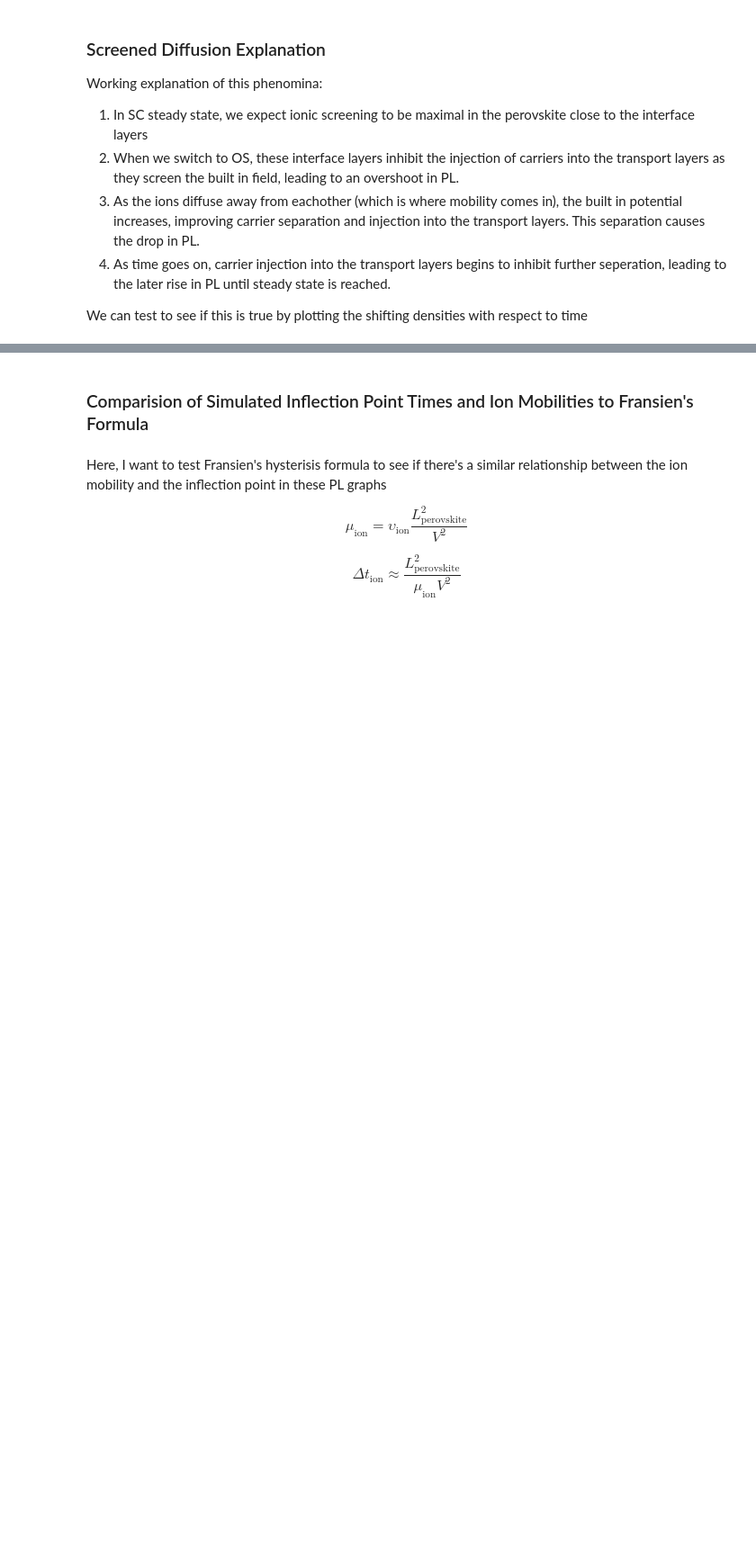
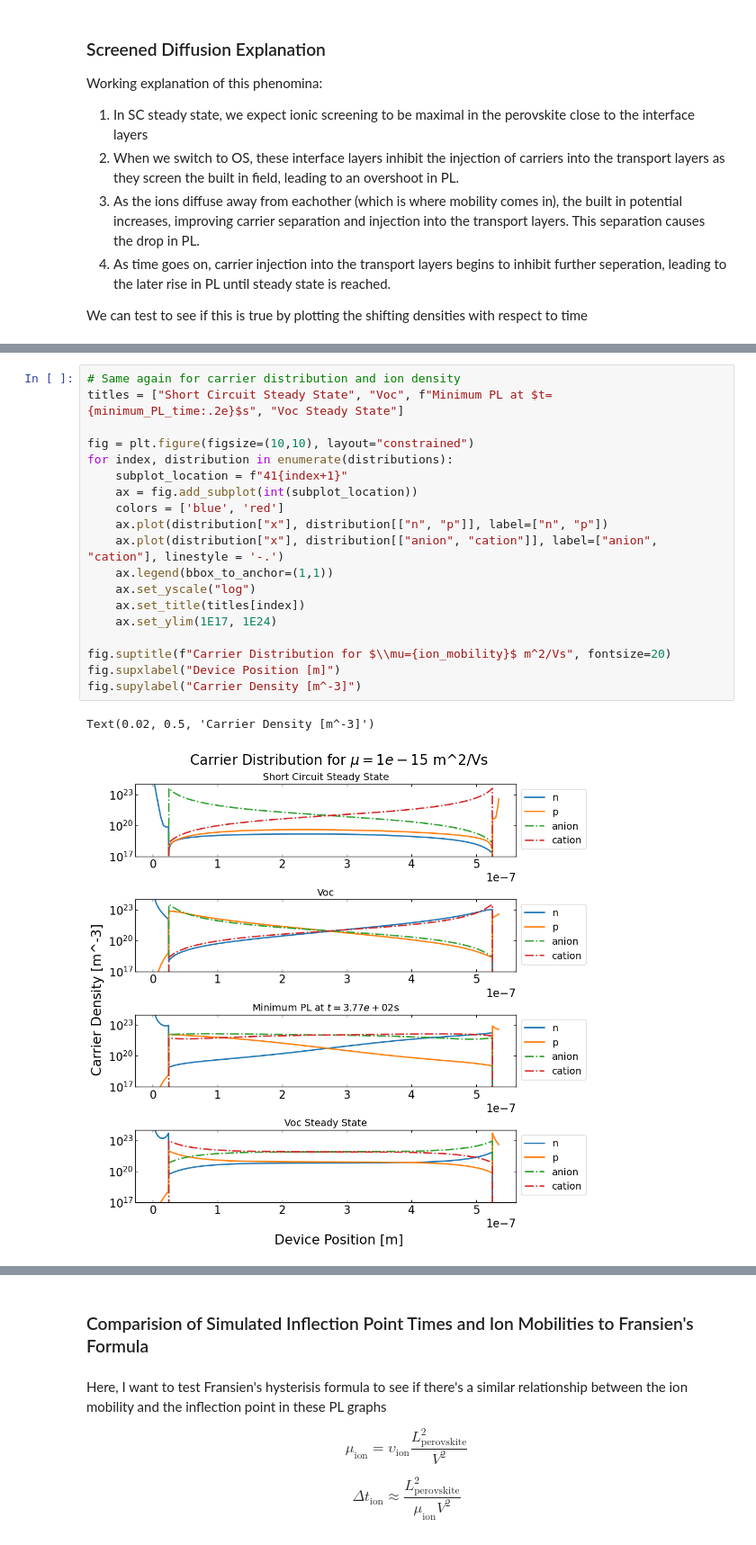
Before and after one commit to joshedmundson/pySIMsalabim, a Jupyter notebook: Notebooks/New PL Project/analysis.ipynb, the cells around one changed output, grey strips where cells are left out. Shown at 90% size. Saved outputs shown, nothing was run; the diff lists cells and outputs as text; blank space fills up the shorter version.

```diff
--- a/Notebooks/New PL Project/analysis.ipynb
+++ b/Notebooks/New PL Project/analysis.ipynb
@@ -311,0 +321,22 @@ Text(0.5, 0.01, 'Carrier Density [m^-3]')
+# %%
+# Same again for carrier distribution and ion density
+titles = ["Short Circuit Steady State", "Voc", f"Minimum PL at $t={minimum_PL_time:.2e}$s", "Voc Steady State"]
+
+fig = plt.figure(figsize=(10,10), layout="constrained")
+for index, distribution in enumerate(distributions):
+    subplot_location = f"41{index+1}"
+    ax = fig.add_subplot(int(subplot_location))
+    colors = ['blue', 'red']
+    ax.plot(distribution["x"], distribution[["n", "p"]], label=["n", "p"])
+    ax.plot(distribution["x"], distribution[["anion", "cation"]], label=["anion", "cation"], linestyle = '-.')
+    ax.legend(bbox_to_anchor=(1,1))
+    ax.set_yscale("log")
+    ax.set_title(titles[index])
+    ax.set_ylim(1E17, 1E24)
+
+fig.suptitle(f"Carrier Distribution for $\\mu={ion_mobility}$ m^2/Vs", fontsize=20)
+fig.supxlabel("Device Position [m]")
+fig.supylabel("Carrier Density [m^-3]")
+# %% [output]
+Text(0.02, 0.5, 'Carrier Density [m^-3]')
+[figure, added]
```
Also changed, not shown: parts of 7 cells of this notebook.
